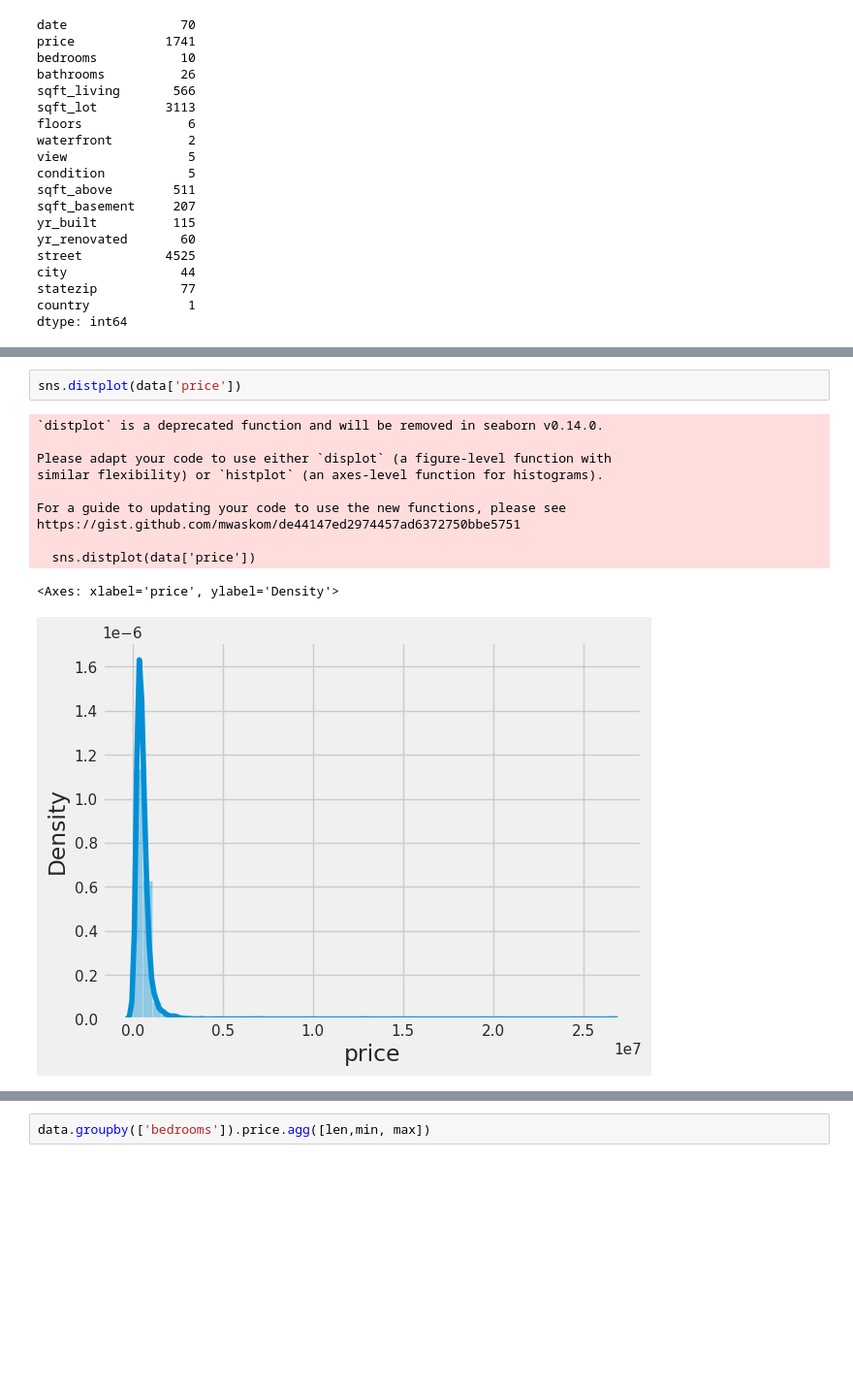
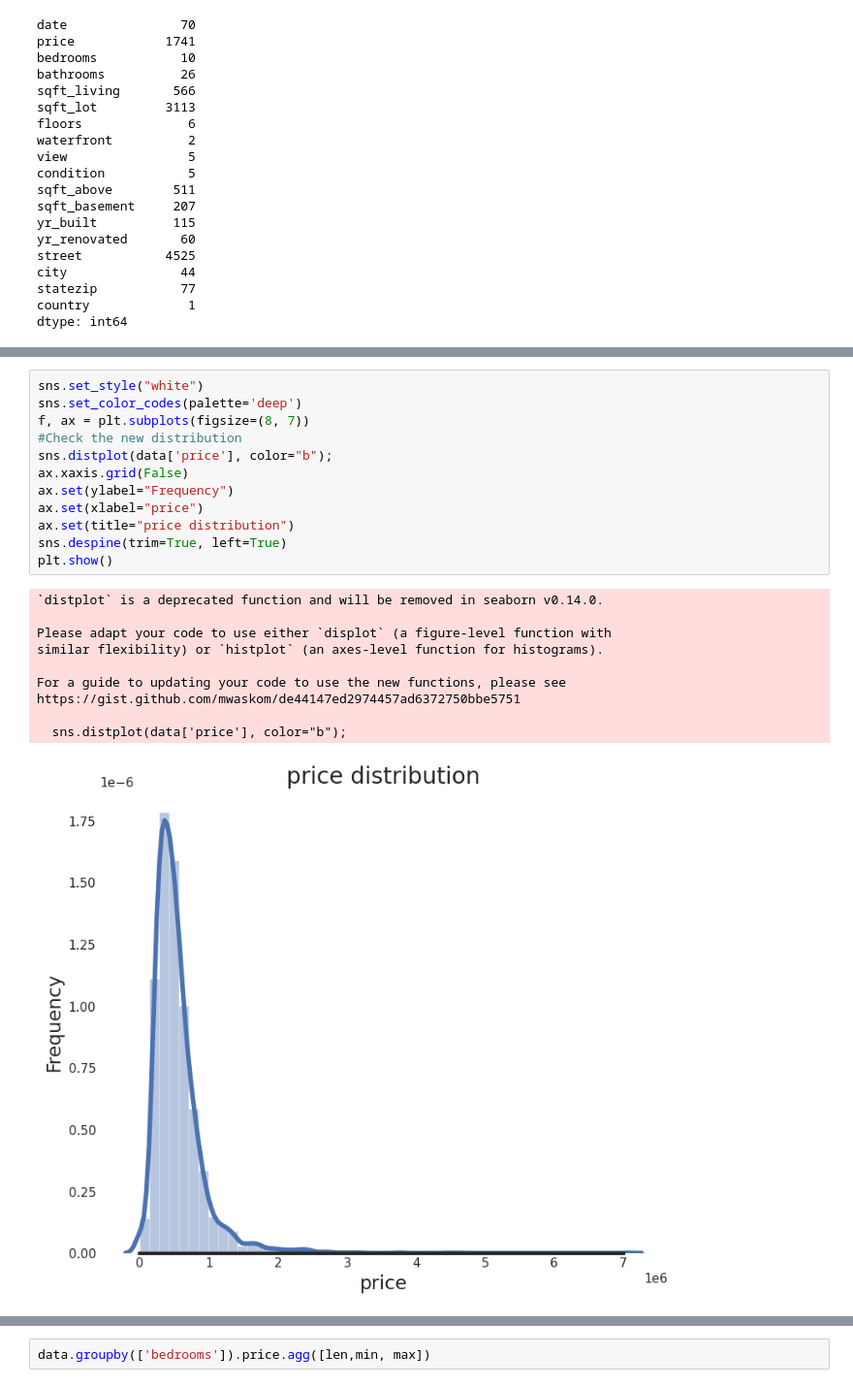
Before and after one commit to palanipsb/Python-Learning, a Jupyter notebook: House Price prediction.ipynb, the cells around one changed output, grey strips where cells are left out. Shown at 97% size. Saved outputs shown, nothing was run; the diff lists cells and outputs as text; blank space fills up the shorter version.

```diff
--- a/House Price prediction.ipynb
+++ b/House Price prediction.ipynb
@@ -102,17 +103,26 @@ memory usage: 647.0+ KB
-# %%
-sns.distplot(data['price'])
-# %% [output]
-`distplot` is a deprecated function and will be removed in seaborn v0.14.0.
-
-Please adapt your code to use either `displot` (a figure-level function with
-similar flexibility) or `histplot` (an axes-level function for histograms).
-
-For a guide to updating your code to use the new functions, please see
-https://gist.github.com/mwaskom/de44147ed2974457ad6372750bbe5751
-
-  sns.distplot(data['price'])
-<Axes: xlabel='price', ylabel='Density'>
-[figure, removed]
+# %%
+sns.set_style("white")
+sns.set_color_codes(palette='deep')
+f, ax = plt.subplots(figsize=(8, 7))
+#Check the new distribution
+sns.distplot(data['price'], color="b");
+ax.xaxis.grid(False)
+ax.set(ylabel="Frequency")
+ax.set(xlabel="price")
+ax.set(title="price distribution")
+sns.despine(trim=True, left=True)
+plt.show()
+# %% [output]
+`distplot` is a deprecated function and will be removed in seaborn v0.14.0.
+
+Please adapt your code to use either `displot` (a figure-level function with
+similar flexibility) or `histplot` (an axes-level function for histograms).
+
+For a guide to updating your code to use the new functions, please see
+https://gist.github.com/mwaskom/de44147ed2974457ad6372750bbe5751
+
+  sns.distplot(data['price'], color="b");
+[figure, added]
 # %%
 print("Skewness: %f" % data['price'].skew())
 print("Kurtosis: %f" % data['price'].kurt())
```
Also changed, not shown: parts of 14 cells of this notebook.
